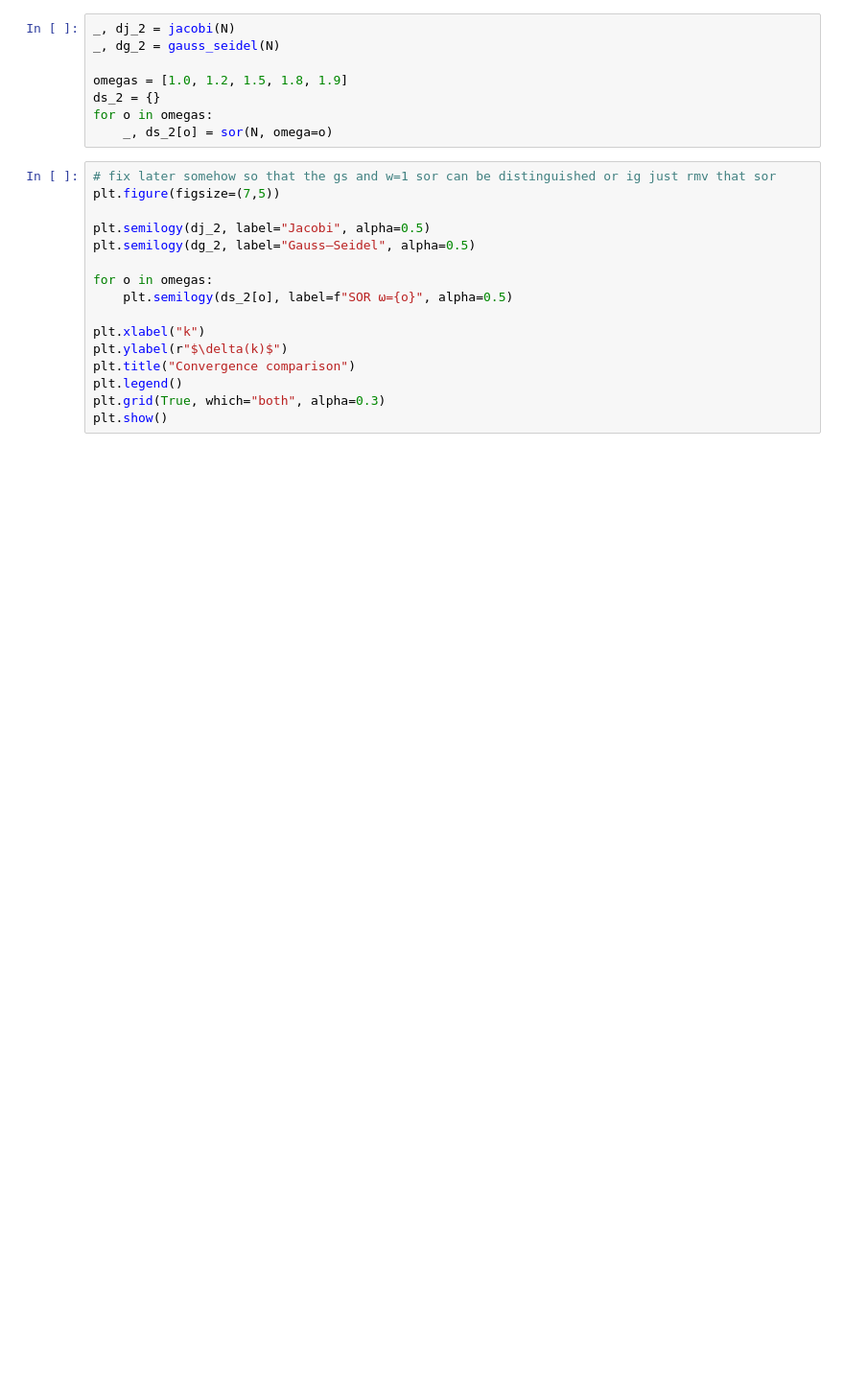
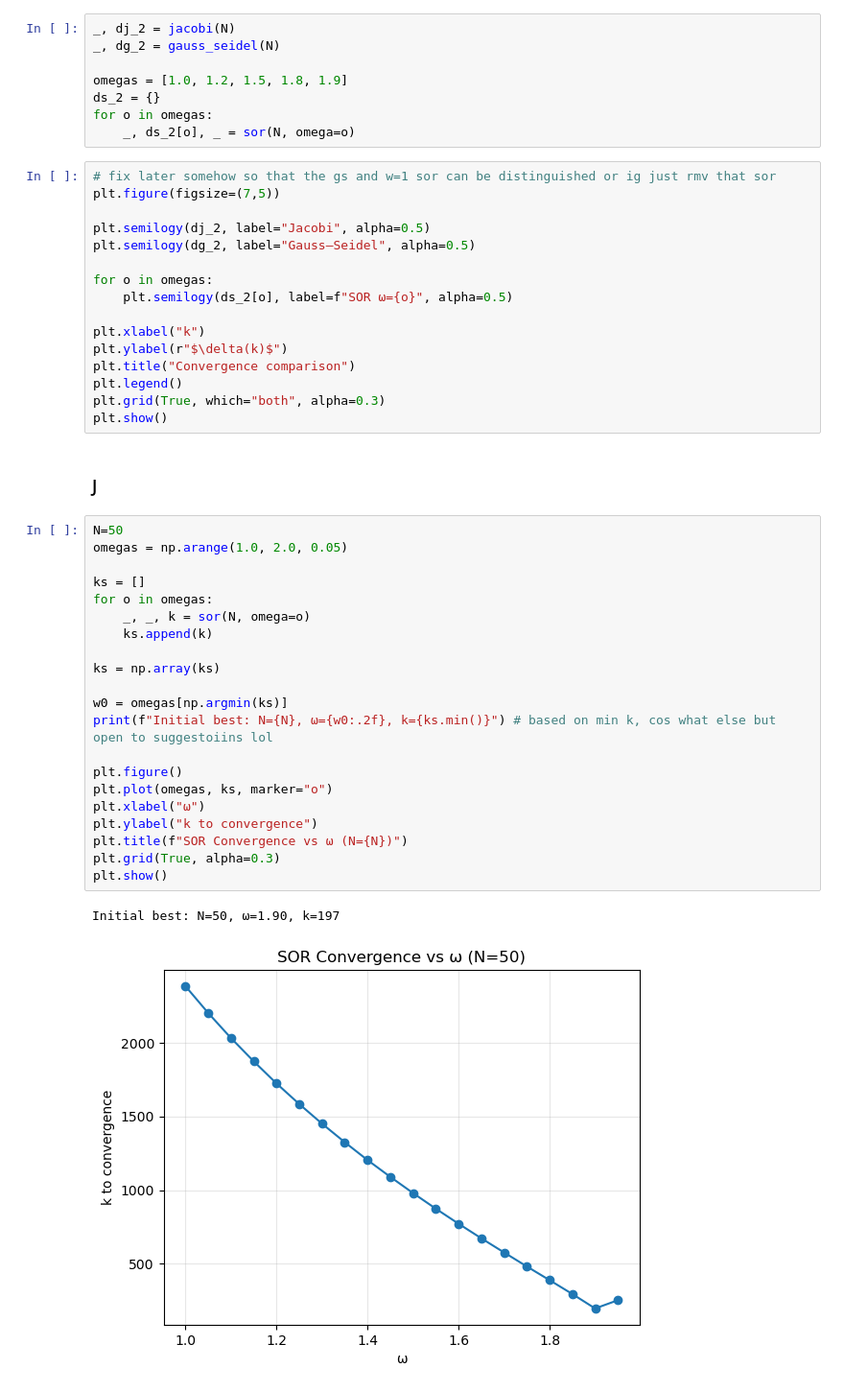
Before and after one commit to BenVigos/Scientific-Computing, a Jupyter notebook: assignment_1/notebooks/experiments.ipynb, the cells around one changed output. Shown at 96% size. Saved outputs shown, nothing was run; the diff lists cells and outputs as text; blank space fills up the shorter version.

```diff
--- a/assignment_1/notebooks/experiments.ipynb
+++ b/assignment_1/notebooks/experiments.ipynb
@@ -67,7 +69,7 @@ _, dg_2 = gauss_seidel(N)
 omegas = [1.0, 1.2, 1.5, 1.8, 1.9]
 ds_2 = {}
 for o in omegas:
-    _, ds_2[o] = sor(N, omega=o)
+    _, ds_2[o], _ = sor(N, omega=o)
 # %%
 # fix later somehow so that the gs and w=1 sor can be distinguished or ig just rmv that sor
 plt.figure(figsize=(7,5))
@@ -84,3 +86,29 @@ plt.title("Convergence comparison")
 plt.legend()
 plt.grid(True, which="both", alpha=0.3)
 plt.show()
+# %% [markdown]
+### J
+# %%
+N=50
+omegas = np.arange(1.0, 2.0, 0.05)
+
+ks = []
+for o in omegas:
+    _, _, k = sor(N, omega=o)
+    ks.append(k)
+
+ks = np.array(ks)
+
+w0 = omegas[np.argmin(ks)]
+print(f"Initial best: N={N}, ω={w0:.2f}, k={ks.min()}") # based on min k, cos what else but open to suggestoiins lol
+
+plt.figure()
+plt.plot(omegas, ks, marker="o")
+plt.xlabel("ω")
+plt.ylabel("k to convergence")
+plt.title(f"SOR Convergence vs ω (N={N})")
+plt.grid(True, alpha=0.3)
+plt.show()
+# %% [output]
+Initial best: N=50, ω=1.90, k=197
+[figure, added]
```
Also changed, not shown: parts of 8 cells of this notebook, 1 other file.
